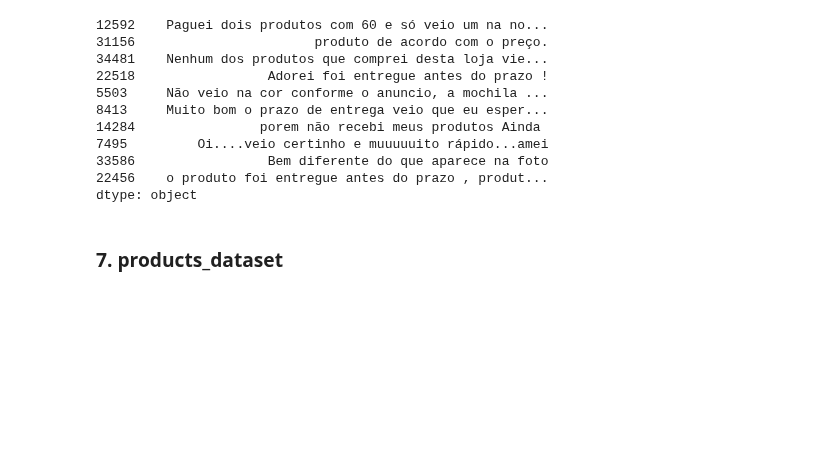
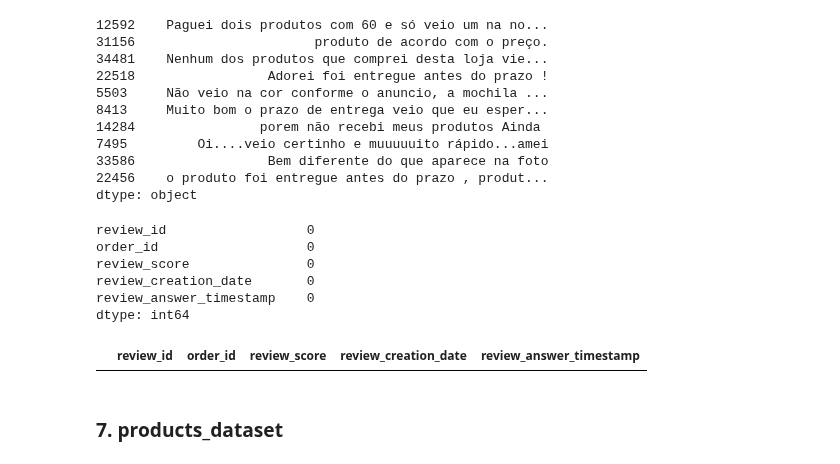
Before and after one commit to Daviedavie100/ML_MachineLearning, a Jupyter notebook: ecommerce.ipynb, the cells around one changed output. Cells and saved outputs as stored; diff of their text form; code cells hidden in the pictures; blank space fills up the shorter version.

```diff
--- a/ecommerce.ipynb
+++ b/ecommerce.ipynb
@@ -42,7 +42,7 @@ url = "https://www.kaggle.com/api/v1/datasets/download/olistbr/brazilian-ecommer
 # Destination folder
 if 'brazilian-ecommerce' in os.listdir():
     print('The folder already exist')
-    extract_dir = os.path.expanduser("~/Documents/GitHub/ML-Machine-Learning-CUK/brazilian-ecommerce")
+    extract_dir = os.path.expanduser("~/Documents/GitHub/ML_MachineLearning/brazilian-ecommerce")
 else:
     # Download file
     response = requests.get(url)
@@ -606,6 +620,21 @@ pd.Series(r_comments).sample(10, random_state=42)
 33586                 Bem diferente do que aparece na foto
 22456    o produto foi entregue antes do prazo , produt...
 dtype: object
+# %%
+# drop columns review_comment_title	and review_comment_message
+order_reviews_dataset.drop(columns=['review_comment_title',	'review_comment_message'], inplace=True)
+order_reviews_dataset.isna().sum()
+# %% [output]
+review_id                  0
+order_id                   0
+review_score               0
+review_creation_date       0
+review_answer_timestamp    0
+dtype: int64
+# %%
+order_reviews_dataset[order_reviews_dataset.duplicated()]
+# %% [output]
+|  | review_id | order_id | review_score | review_creation_date | review_answer_timestamp |
 # %% [markdown]
 ### 7. products_dataset
 # %%
```
Also changed, not shown: parts of 2 cells of this notebook.
